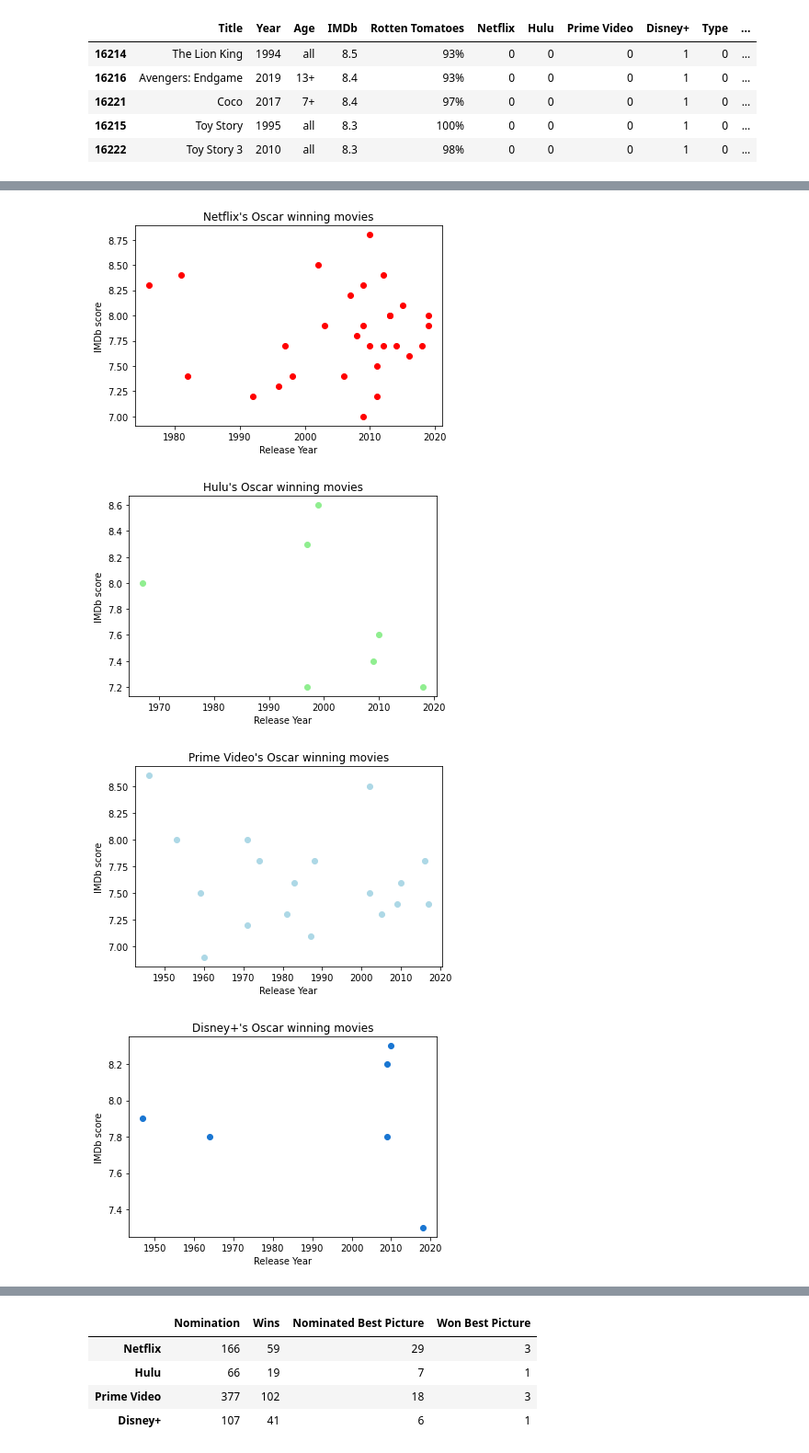
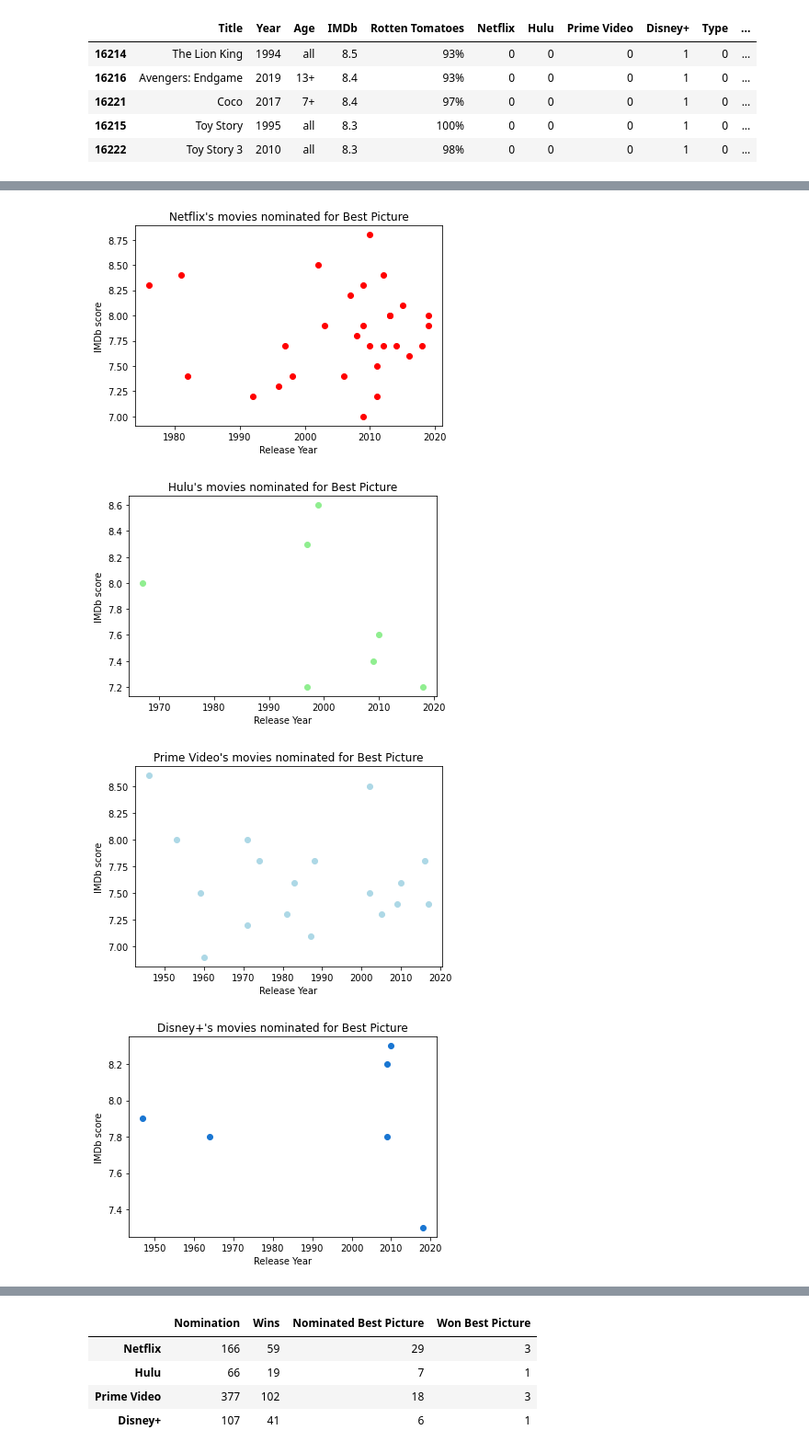
Before and after one commit to jacance/streaming-service-analysis, a Jupyter notebook: pristine_justin_new.ipynb, the cells around one changed output, grey strips where cells are left out. Shown at 92% size. Cells and saved outputs as stored; diff of their text form; code cells hidden in the pictures.

Commit message:
fixed scatterplot titles

```diff
--- a/pristine_justin_new.ipynb
+++ b/pristine_justin_new.ipynb
@@ -648,5 +653,5 @@ disney_bp = disney.loc[disney["Won Best Picture"] == 2]
 # %%
-# 2002.8 average release year
+# Scatter plot Netflix's movies nominated for Best Picture
 
 netflix_topimdb_bpnom = netflix_bp_nom.sort_values(by=["IMDb"], ascending=False)
 netflix_topimdb_bpnom.head()
@@ -658,10 +663,10 @@ netflix_imdb = netflix_topimdb_bpnom["IMDb"]
 plt.scatter(netflix_topimdb_bpnom["Year"], netflix_imdb, color="red")
 plt.xlabel("Release Year")
 plt.ylabel("IMDb score")
-plt.title("Netflix's Oscar winning movies")
+plt.title("Netflix's movies nominated for Best Picture")
 plt.show()
 # %% [output]
-[figure, old version]
+[figure, new version]
 # %%
 hulu_topimdb_bpnom = hulu_bp_nom.sort_values(by=["IMDb"], ascending=False)
 hulu_topimdb_bpnom.head()
@@ -678,10 +683,10 @@ hulu_imdb = hulu_topimdb_bpnom["IMDb"]
 plt.scatter(hulu_topimdb_bpnom["Year"], hulu_imdb, color="lightgreen")
 plt.xlabel("Release Year")
 plt.ylabel("IMDb score")
-plt.title("Hulu's Oscar winning movies")
+plt.title("Hulu's movies nominated for Best Picture")
 plt.show()
 # %% [output]
-[figure, old version]
+[figure, new version]
 # %%
 primevideo_topimdb_bpnom = primevideo_bp_nom.sort_values(by=["IMDb"], ascending=False)
 primevideo_topimdb_bpnom.head()
@@ -698,30 +703,30 @@ primevideo_imdb = primevideo_topimdb_bpnom["IMDb"]
 plt.scatter(primevideo_topimdb_bpnom["Year"], primevideo_imdb, color="lightblue")
 plt.xlabel("Release Year")
 plt.ylabel("IMDb score")
-plt.title("Prime Video's Oscar winning movies")
+plt.title("Prime Video's movies nominated for Best Picture")
 plt.show()
 # %% [output]
-[figure, old version]
+[figure, new version]
 # %%
 disney_topimdb_bpnom = disney_bp_nom.sort_values(by=["IMDb"], ascending=False)
 disney_topimdb_bpnom.head()
 
 disney_topimdb_bpnom["Year"].mean()
 
 # 1987.8 average release year
 
 disney_topimdb_bpnom["Year"].mean()
 disney_imdb = disney_topimdb_bpnom["IMDb"]
 
 
 
 plt.scatter(disney_topimdb_bpnom["Year"], disney_imdb, color="#1976d2")
 plt.xlabel("Release Year")
 plt.ylabel("IMDb score")
-plt.title("Disney+'s Oscar winning movies")
+plt.title("Disney+'s movies nominated for Best Picture")
 plt.show()
 # %% [output]
-[figure, old version]
+[figure, new version]
 # %%
 netflix_bp_win = netflix_bp["Title"].count()
 hulu_bp_win = hulu_bp["Title"].count()
```
Also changed, not shown: parts of 6 cells of this notebook.
